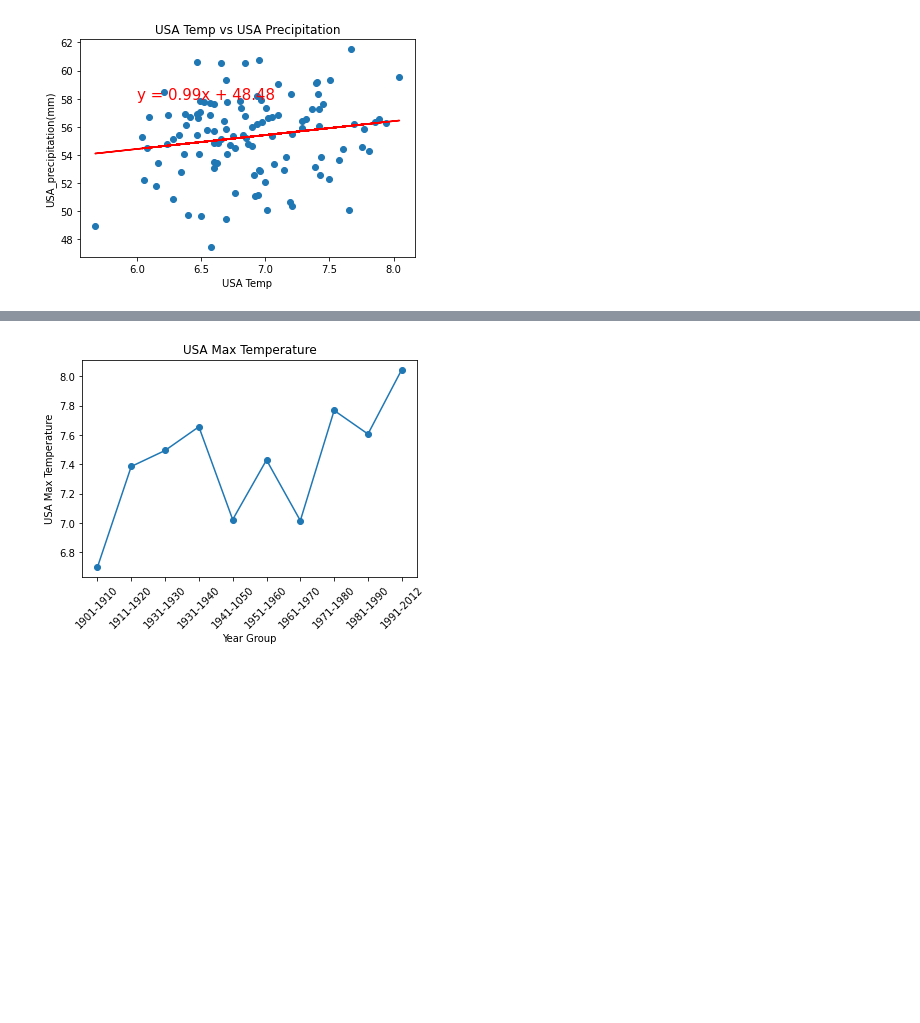
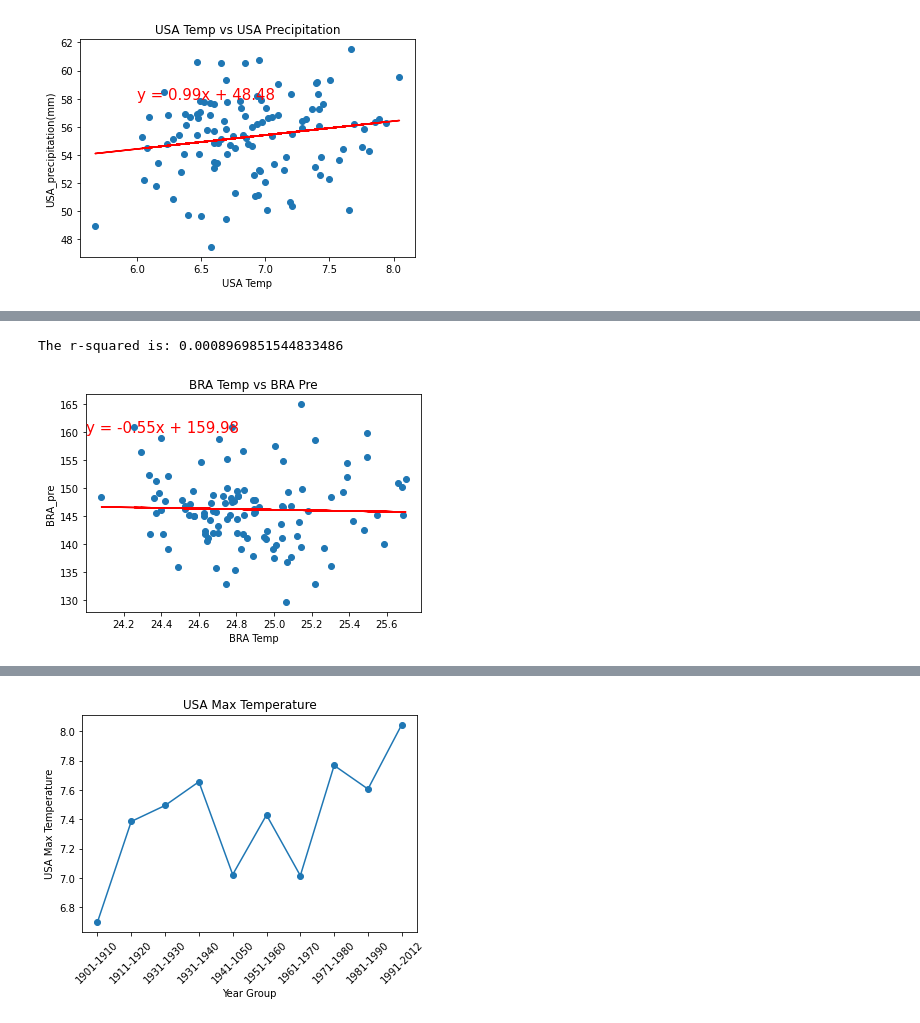
Before and after one commit to LineaFuller/Project_1, a Jupyter notebook: Temp vs Pre.ipynb, the cells around one changed output, grey strips where cells are left out. Cells and saved outputs as stored; diff of their text form; code cells hidden in the pictures; blank space fills up the shorter version.

```diff
--- a/Temp vs Pre.ipynb
+++ b/Temp vs Pre.ipynb
@@ -80,0 +89,17 @@ summary_df
+# %%
+
+plt.scatter(BRA_temp,BRA_Pre)
+plt.xlabel("BRA Temp")
+plt.ylabel("BRA_pre")
+plt.title("BRA Temp vs BRA Pre")
+(slope, intercept, rvalue, pvalue, stderr) = linregress(BRA_temp, BRA_Pre)
+regress_values =  BRA_temp* slope + intercept
+line_eq = "y = " + str(round(slope,2)) + "x + " + str(round(intercept,2))
+plt.plot(BRA_temp,regress_values,"r-")
+plt.annotate(line_eq,(24,160),fontsize=15,color="red")
+print(f"The r-squared is: {rvalue**2}")
+plt.savefig('BRA_Temp_Pre_co.png')
+plt.show()
+# %% [output]
+The r-squared is: 0.0008969851544833486
+[figure, added]
```
Also changed, not shown: parts of 9 cells of this notebook, 7 other files.
